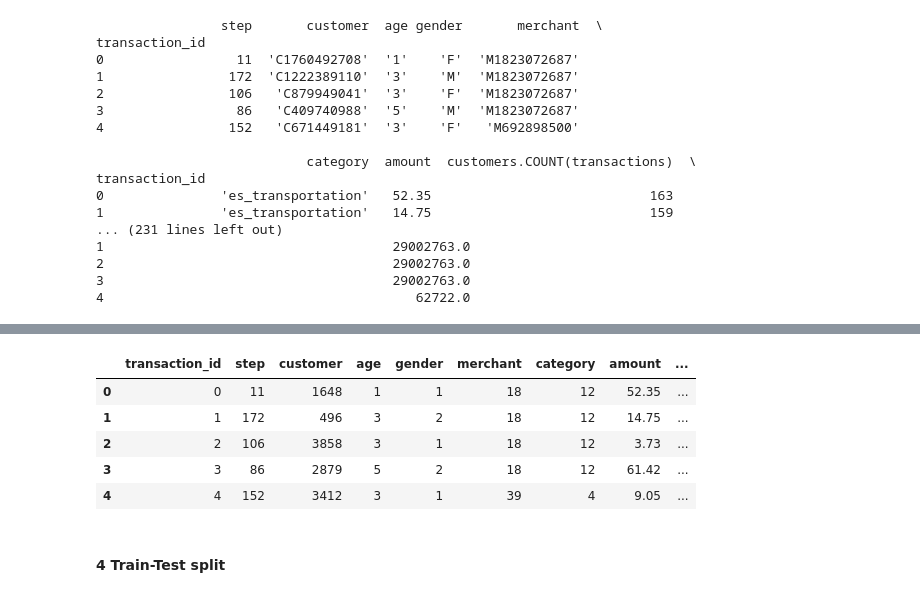
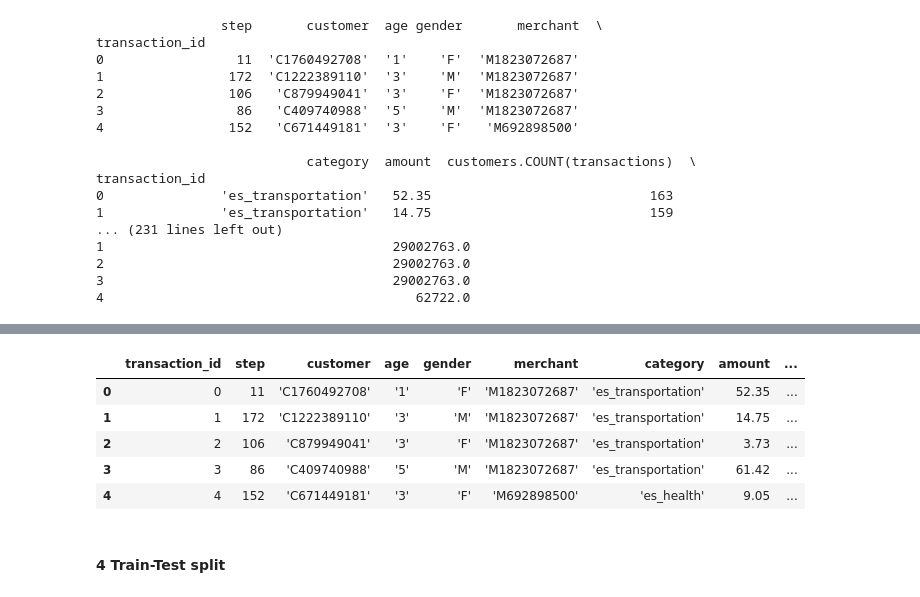
Before and after one commit to Rmp2404/HSBC_DSML_Hackathon_2025, a Jupyter notebook: DS_ML.ipynb, the cells around one changed output, grey strips where cells are left out. Drawn from its saved outputs; the diff is of its cells as text; code cells hidden in the pictures.

```diff
--- a/DS_ML.ipynb
+++ b/DS_ML.ipynb
@@ -488,14 +471,14 @@ To https://github.com/Rmp2404/HSBC_Hackathon_2025.git
 # %%
 feature_matrix_copy=feature_matrix.copy()
-# %%
-df_encoded.head()
-# %% [output]
-|  | transaction_id | step | customer | age | gender | merchant | category | amount | ... |
-| 0 | 0 | 11 | 1648 | 1 | 1 | 18 | 12 | 52.35 | ... |
-| 1 | 1 | 172 | 496 | 3 | 2 | 18 | 12 | 14.75 | ... |
-| 2 | 2 | 106 | 3858 | 3 | 1 | 18 | 12 | 3.73 | ... |
-| 3 | 3 | 86 | 2879 | 5 | 2 | 18 | 12 | 61.42 | ... |
-| 4 | 4 | 152 | 3412 | 3 | 1 | 39 | 4 | 9.05 | ... |
+# %%
+feature_matrix_copy.head()
+# %% [output]
+|  | transaction_id | step | customer | age | gender | merchant | category | amount | ... |
+| 0 | 0 | 11 | 'C1760492708' | '1' | 'F' | 'M1823072687' | 'es_transportation' | 52.35 | ... |
+| 1 | 1 | 172 | 'C1222389110' | '3' | 'M' | 'M1823072687' | 'es_transportation' | 14.75 | ... |
+| 2 | 2 | 106 | 'C879949041' | '3' | 'F' | 'M1823072687' | 'es_transportation' | 3.73 | ... |
+| 3 | 3 | 86 | 'C409740988' | '5' | 'M' | 'M1823072687' | 'es_transportation' | 61.42 | ... |
+| 4 | 4 | 152 | 'C671449181' | '3' | 'F' | 'M692898500' | 'es_health' | 9.05 | ... |
 # %% [markdown]
 #### 4 Train-Test split
 # %%
```
Also changed, not shown: parts of 2 cells of this notebook, 1 other file.
